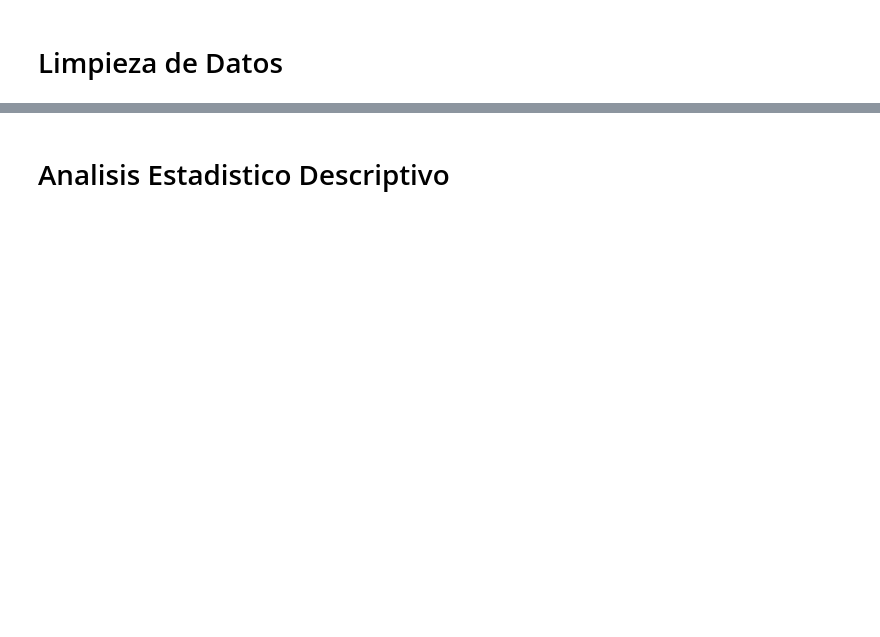
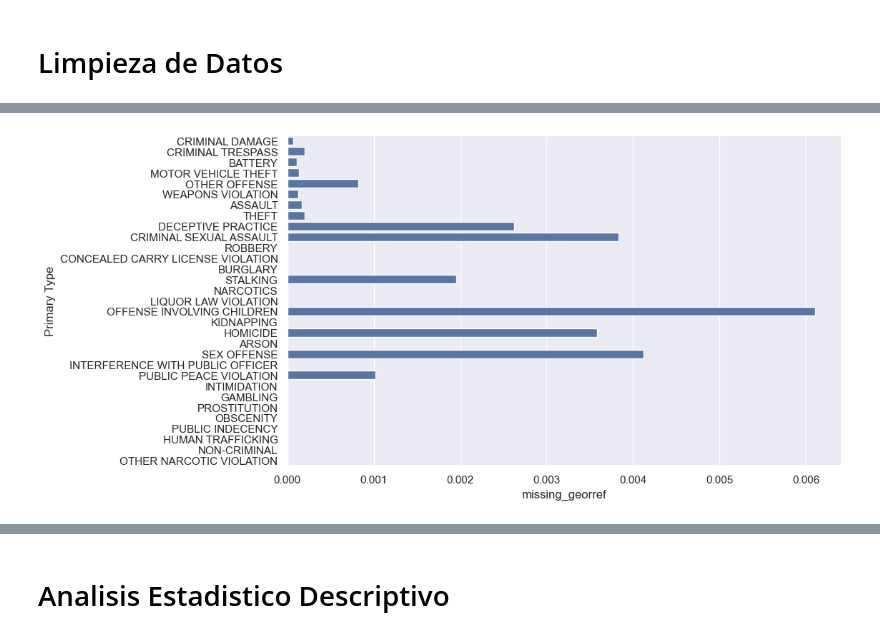
Before and after one commit to mbarquienero/Analisis_de_datos, a Jupyter notebook: chicago_crimenes.ipynb, the cells around one changed output, grey strips where cells are left out. Drawn from its saved outputs; the diff is of its cells as text; code cells hidden in the pictures; blank space fills up the shorter version.

```diff
--- a/chicago_crimenes.ipynb
+++ b/chicago_crimenes.ipynb
@@ -51,0 +708,16 @@ distritos_df
+# %%
+# de ahí sólo el primary type podría ser
+fig, ax = plt.subplots(figsize=(10,6))
+
+ax = sns.barplot(
+    data = df,
+    x = 'missing_georref',
+    y = 'Primary Type',
+    orient = 'h',
+    estimator = 'mean',
+    errorbar = None
+)
+
+plt.show()
+# %% [output]
+[figure, added]
```
Also changed, not shown: parts of 120 cells of this notebook.
